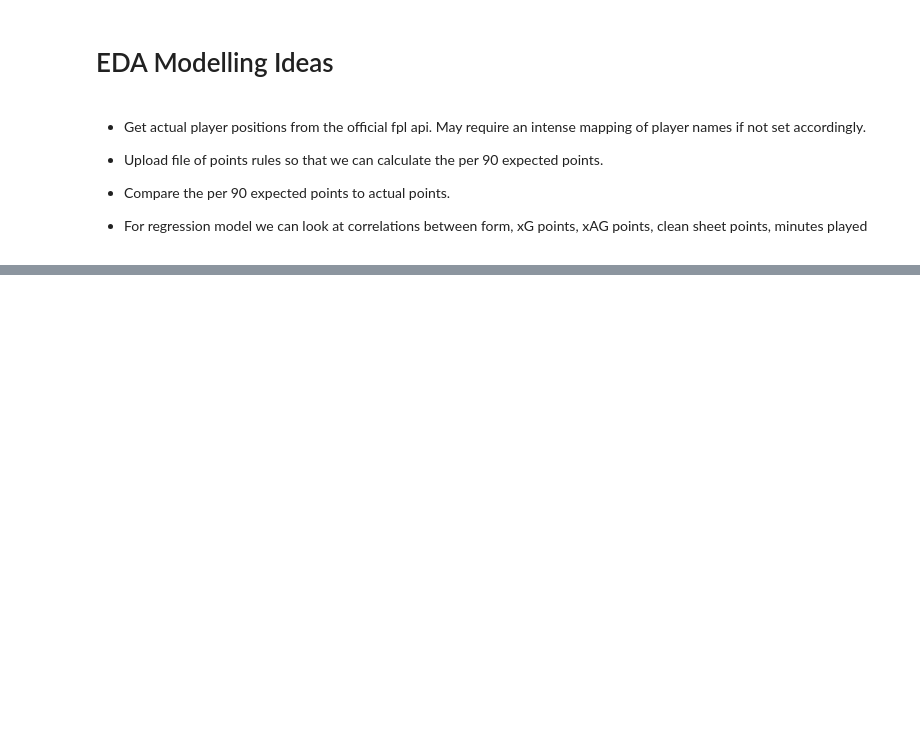
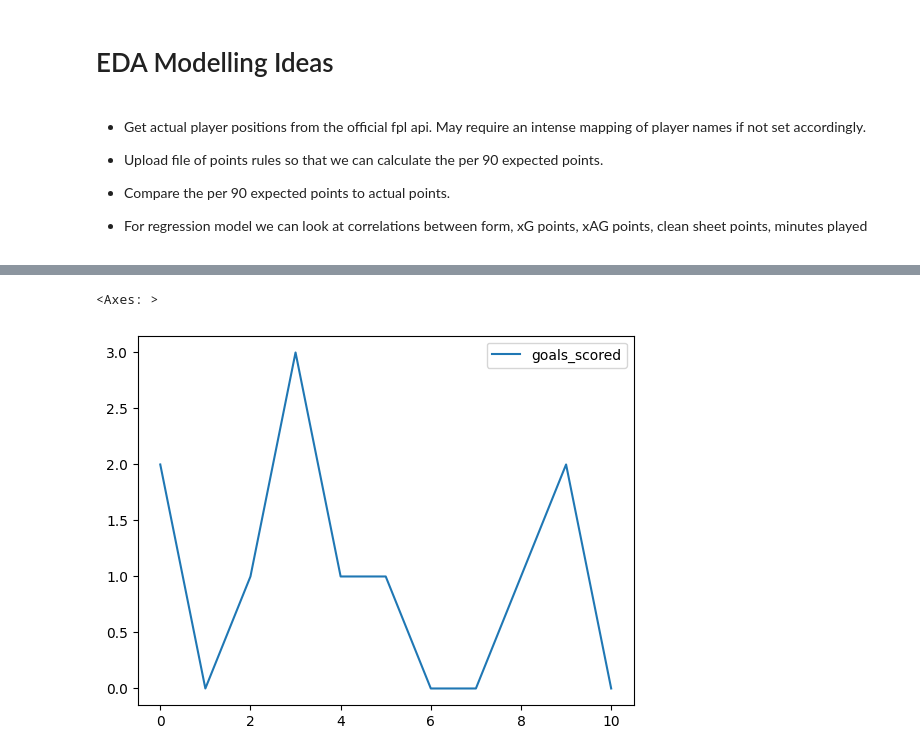
Before and after one commit to GRTran/fpl, a Jupyter notebook: eda.ipynb, the cells around one changed output, grey strips where cells are left out. Drawn from its saved outputs; the diff is of its cells as text; code cells hidden in the pictures; blank space fills up the shorter version.

```diff
--- a/eda.ipynb
+++ b/eda.ipynb
@@ -68,0 +15,5 @@ ax.plot(np.arange(10), np.arange(10), color="black")
+# %%
+fwds = eda.player_data(eda.Position.FWD, sorted = True)
+# Get season stats for first forward
+recent = eda.recent_stats(fwds.loc[0, "id"])
+recent = eda.featurizer(recent)
@@ -68,0 +36,5 @@ ax.plot(np.arange(10), np.arange(10), color="black")
+# %%
+recent.plot(y=["goals_scored"])
+# %% [output]
+<Axes: >
+[figure, added]
```
Also changed, not shown: parts of 11 cells of this notebook, 1 other file.
